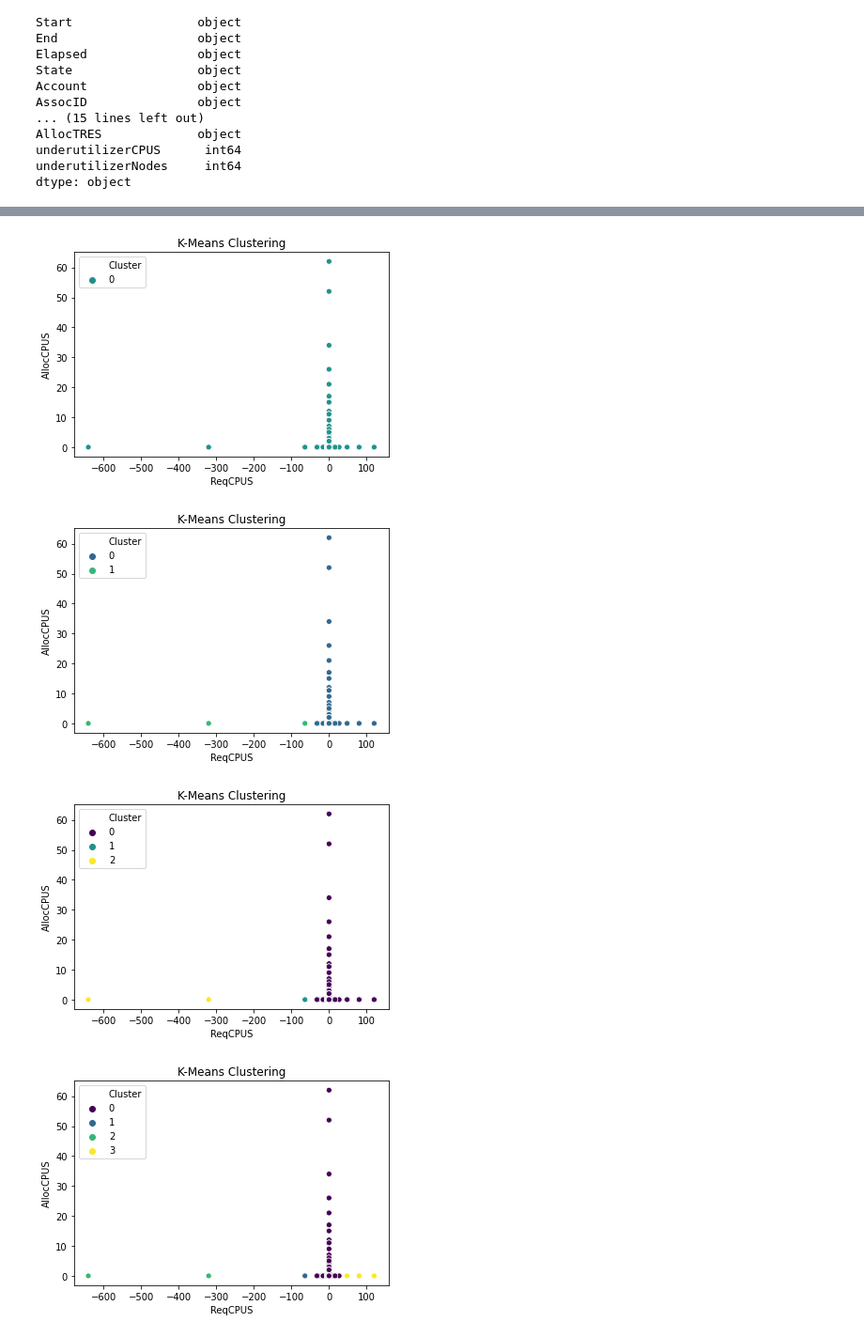
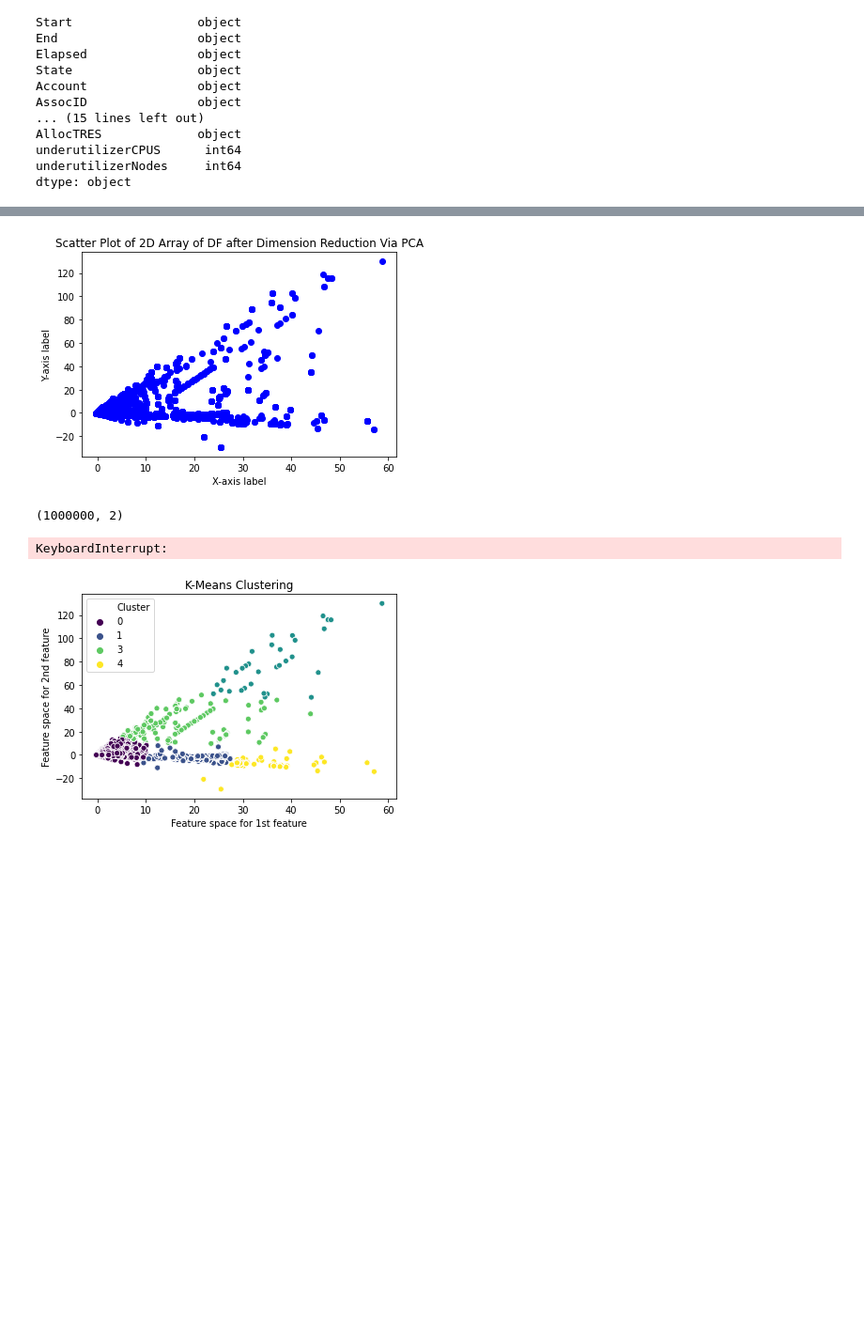
Before and after one commit to tairaeli/ICER_user_data_analytics, a Jupyter notebook: ICER_User_Dat/SLURM RIchie.ipynb, the cells around one changed output, grey strips where cells are left out. Shown: that part at 94% size. Cells and saved outputs as stored; diff of their text form; code cells hidden in the pictures; blank space fills up the shorter version.

Commit message:
New Cluster

```diff
--- a/ICER_User_Dat/SLURM RIchie.ipynb
+++ b/ICER_User_Dat/SLURM RIchie.ipynb
@@ -63,3 +67,5 @@ AllocTRES             object
 underutilizerCPUS      int64
 underutilizerNodes     int64
 dtype: object
+# %%
+features2=['CPUTimeRAW','ReqCPUS','AllocCPUS','ReqNodes','NNodes','underutilizerCPUS','underutilizerNodes']
@@ -66,18 +113,46 @@ dtype: object
+# %%
+df_pca_scatter=df_pca.T
+plt.scatter(df_pca_scatter[0], df_pca_scatter[1], marker='o', color='blue')
+
+# Add labels and title
+plt.xlabel('X-axis label')
+plt.ylabel('Y-axis label')
+plt.title('Scatter Plot of 2D Array of DF after Dimension Reduction Via PCA')
+
+# Show the plot
+plt.show()
+# %% [output]
+[figure, added]
+# %%
+
+df_pca.shape
+# %% [output]
+(1000000, 2)
+# %%
+kmeans = KMeans()
+
+param_grid = {
+    'n_clusters': [2, 3, 4, 5],
+    'init': ['k-means++', 'random'],
+    'max_iter': [50,100, 200, 300, 400, 500],
+    'algorithm': ['elkan', 'auto','full']
+}
+grid_search = GridSearchCV(kmeans, param_grid,cv=5)
+grid_search.fit(df_pca)
+print("Best Hyperparameters:", grid_search.best_params_)
+print("Best Silhouette Score:", grid_search.best_score_)
+# %% [output]
+KeyboardInterrupt:
 # %%
-for i in range(1,7):
-    k=i
-    X=df[features]
-    kmeans = KMeans(n_clusters=k)
-    kmeans.fit(X)
-    labels = kmeans.labels_
-    df['Cluster'] = labels
-    sns.scatterplot(x='underutilizerCPUS', y='underutilizerNodes', hue='Cluster', data=df, palette='viridis')
-    plt.title('K-Means Clustering')
-    plt.xlabel('ReqCPUS')
-    plt.ylabel('AllocCPUS')
-    plt.show()
+k=5
+df_pca = pd.DataFrame(df_pca, columns=['Feature space for 1st feature', 'Feature space for 2nd feature'])
+kmeans = KMeans(n_clusters=5,algorithm='auto',init='k-means++',max_iter=300)
+kmeans.fit(df_pca)
+labels = kmeans.labels_
+df_pca['Cluster'] = labels
+sns.scatterplot(x=df_pca['Feature space for 1st feature'], y=df_pca['Feature space for 2nd feature'], hue='Cluster', data=df_pca, palette='viridis')
+plt.title('K-Means Clustering')
+
+plt.show()
 # %% [output]
-[figure, old version]
+[figure, new version]
-[figure, removed]
-[figure, removed]
-[figure, removed]
```
Also changed, not shown: parts of 13 cells of this notebook, 1 other file.
